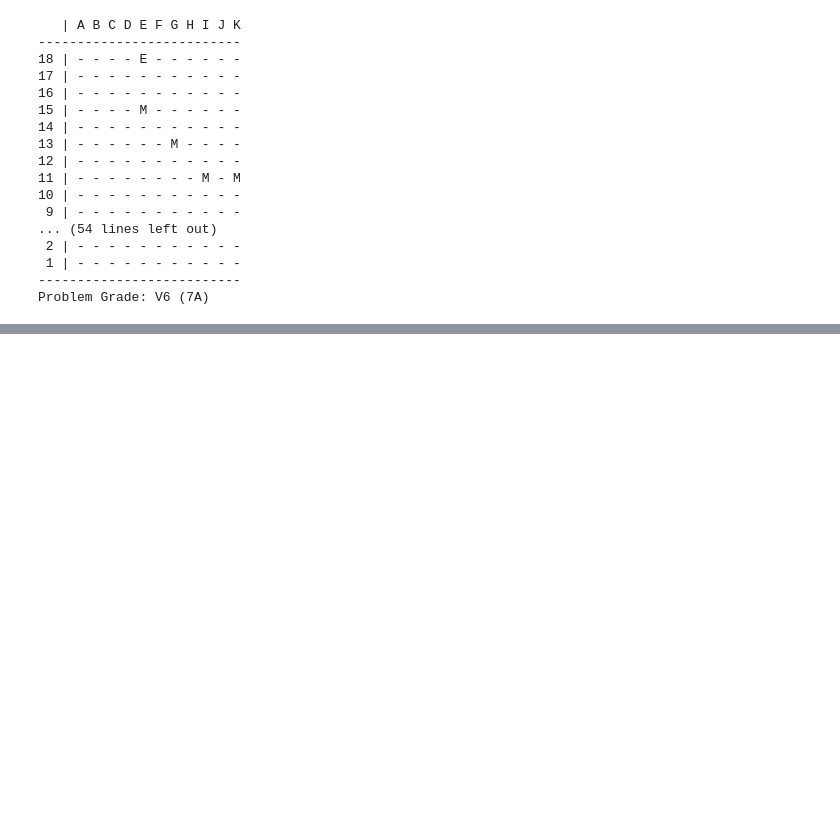
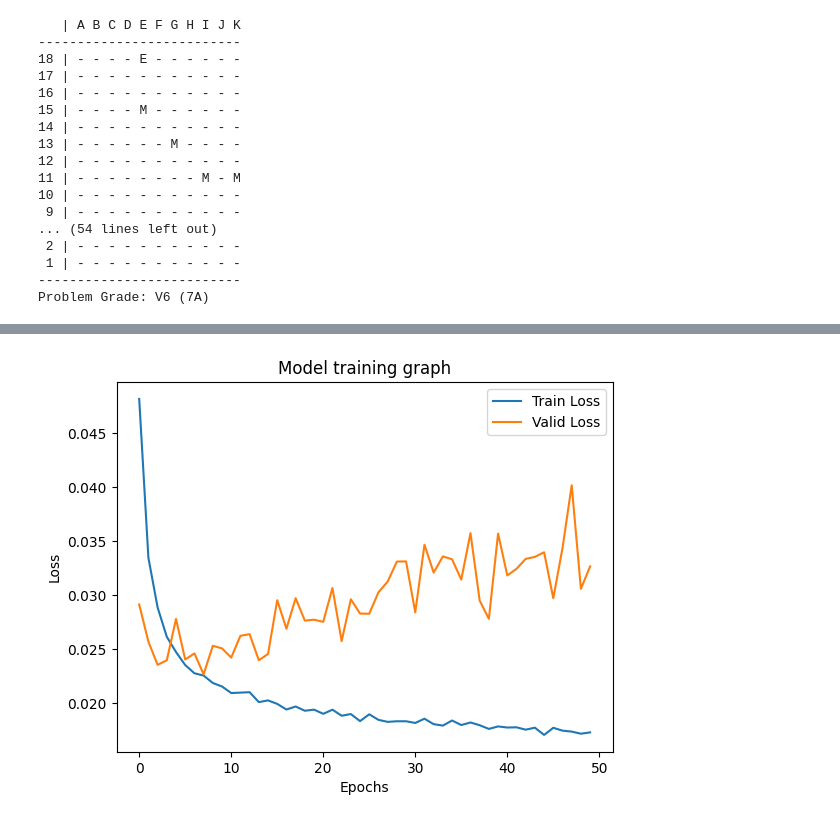
Before and after one commit to bctboi23/BoardGen, a Jupyter notebook: grade_classifier.ipynb, the cells around one changed output, grey strips where cells are left out. Cells and saved outputs as stored; diff of their text form; code cells hidden in the pictures; blank space fills up the shorter version.

```diff
--- a/grade_classifier.ipynb
+++ b/grade_classifier.ipynb
@@ -491,0 +603,15 @@ torch.save(model, 'moonboard-clf.pth')
+# %%
+# fix the random seed; don't modify this
+torch.manual_seed(23459078)
+
+# now try training the CNN model and check the stats
+cnn_model = CNN(n_channels, INPUT_DIM // n_channels, OUTPUT_DIM)
+
+# Loss and optimizer
+criterion = nn.BCEWithLogitsLoss(pos_weight=avg_class_difficulty)
+optimizer = optim.Adam(cnn_model.parameters(), lr=1e-3, weight_decay=1e-5)
+
+cnn_model = cnn_model.to(device)
+criterion = criterion.to(device)
+
+train_loss_list, valid_loss_list = full_train_valid_loop(cnn_model, 'cnn', train_iterator, valid_iterator, criterion, device)
@@ -491,0 +654,5 @@ torch.save(model, 'moonboard-clf.pth')
+# %%
+# plot our graph
+plot_train_graph(train_loss_list, valid_loss_list)
+# %% [output]
+[figure, added]
```
Also changed, not shown: parts of 25 cells of this notebook.
